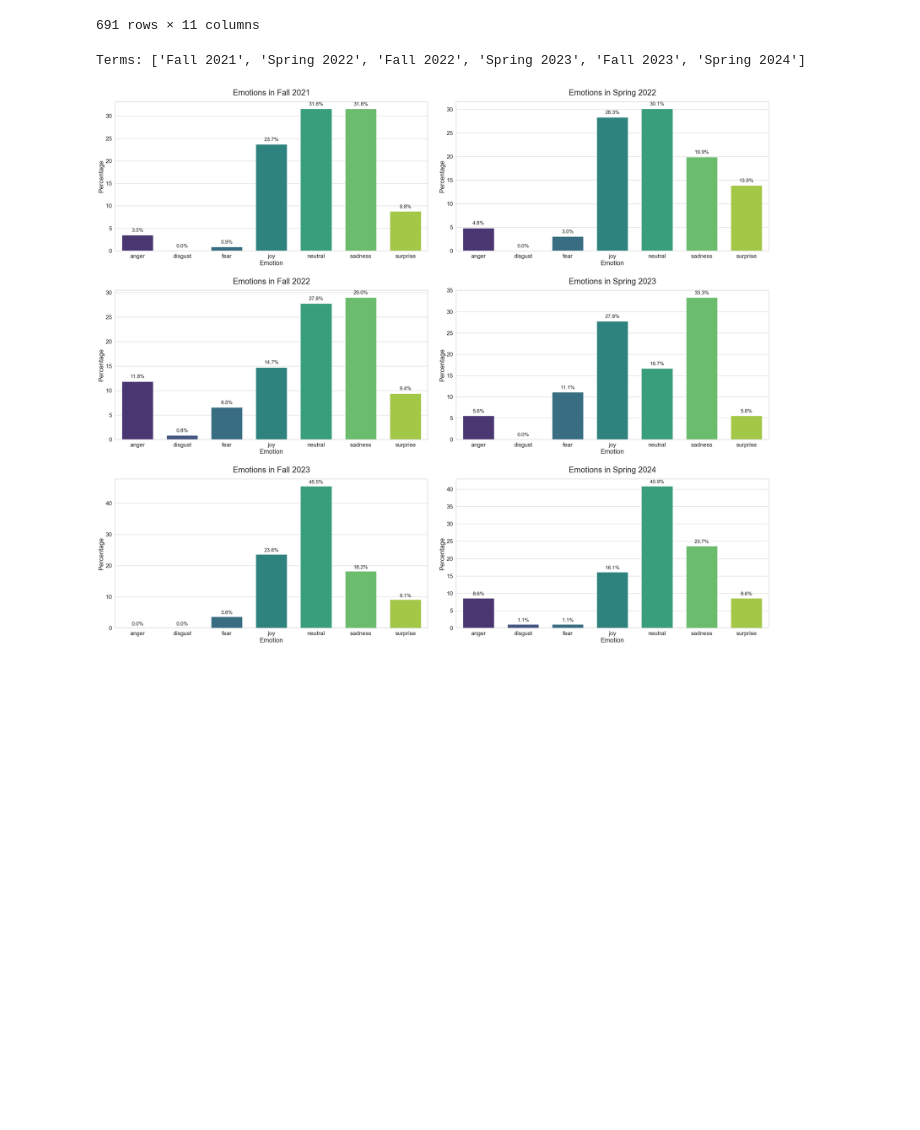
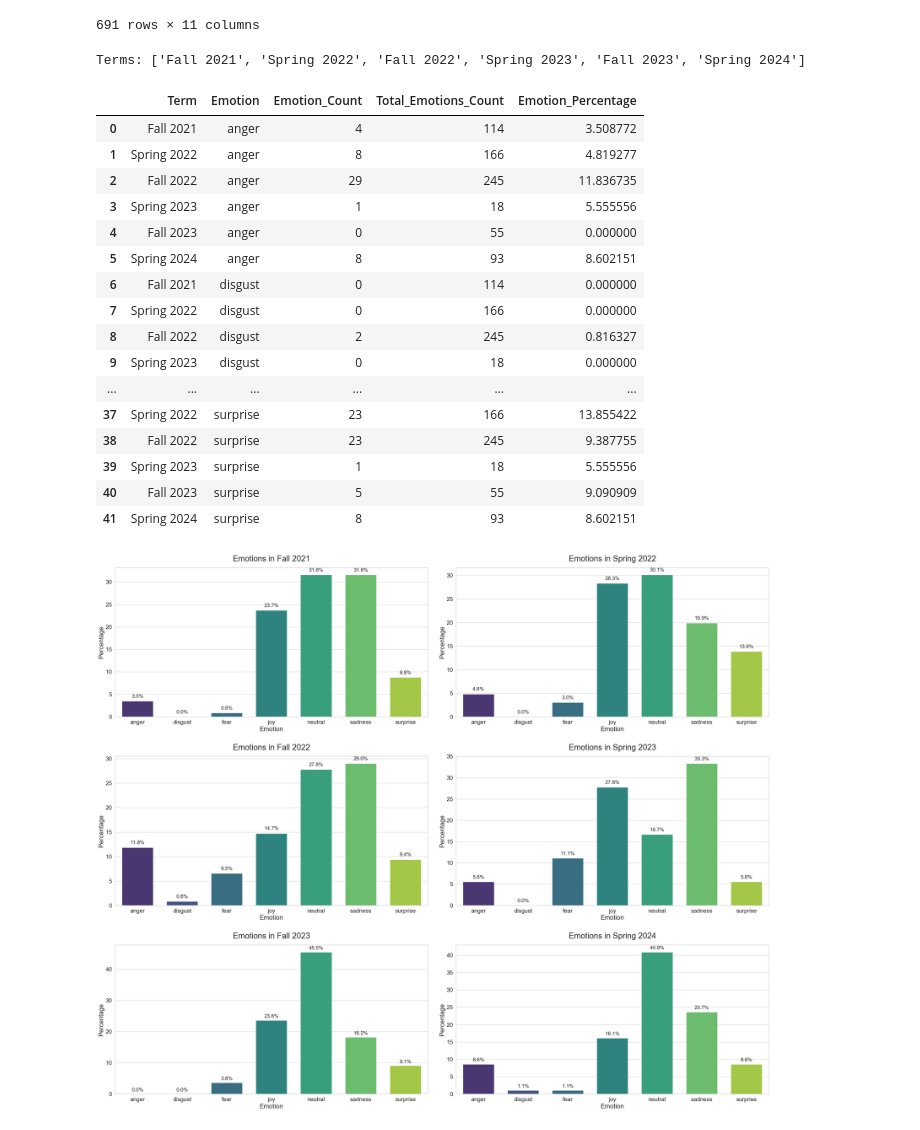
Before and after one commit to JoPuskar/Student-Sentiment-Analysis-, a Jupyter notebook: Student_Emotion_Detection.ipynb, the cells around one changed output. Cells and saved outputs as stored; diff of their text form; code cells hidden in the pictures; blank space fills up the shorter version.

```diff
--- a/Student_Emotion_Detection.ipynb
+++ b/Student_Emotion_Detection.ipynb
@@ -475,7 +477,7 @@ for emotion in emotions_to_plot:
         all_emotions_each_term.append({"Term": term, "Emotion": emotion, "Emotion_Count":emotion_counts,"Total_Emotions_Count":total_emotion_counts, "Emotion_Percentage": emotion_percentage})
 
 all_emotions_each_term = pd.DataFrame(all_emotions_each_term)
-#display(all_emotions_each_term)
+display(all_emotions_each_term)
 
 # draw barplot of each term in terms for emotions
 
@@ -485,32 +487,49 @@ plt.figure(figsize=(30, 25))
 for idx, term in enumerate(terms):
 
   plt.subplot(3, 2, idx + 1)
   term_data = all_emotions_each_term[all_emotions_each_term["Term"] == term]
 
   ax = sns.barplot(y="Emotion_Percentage", x="Emotion", data=term_data, palette="viridis", hue='Emotion', width=0.7)
 
     # Add percentage labels on top of each bar
   for p in ax.patches:
     height = p.get_height()
     ax.text(
         p.get_x() + p.get_width() / 2.,  # x-position (center of the bar)
         height + 0.5,                     # y-position (slightly above the bar)
         f'{height:.1f}%',                 # Text to display (formatted to 1 decimal place)
         ha='center',                      # Horizontal alignment: center
         va='bottom',                      # Vertical alignment: bottom
         fontsize=16
     )
 
   plt.title(f"Emotions in {term}", fontsize=25, pad=20)
   plt.xlabel("Emotion", fontsize=20)
   plt.ylabel("Percentage", fontsize=20)
 
   plt.xticks(fontsize=18)
   plt.yticks(fontsize=18)
 
 plt.tight_layout(pad=3.0)
 plt.show()
 # %% [output]
 Terms: ['Fall 2021', 'Spring 2022', 'Fall 2022', 'Spring 2023', 'Fall 2023', 'Spring 2024']
+|  | Term | Emotion | Emotion_Count | Total_Emotions_Count | Emotion_Percentage |
+| 0 | Fall 2021 | anger | 4 | 114 | 3.508772 |
+| 1 | Spring 2022 | anger | 8 | 166 | 4.819277 |
+| 2 | Fall 2022 | anger | 29 | 245 | 11.836735 |
+| 3 | Spring 2023 | anger | 1 | 18 | 5.555556 |
+| 4 | Fall 2023 | anger | 0 | 55 | 0.000000 |
+| 5 | Spring 2024 | anger | 8 | 93 | 8.602151 |
+| 6 | Fall 2021 | disgust | 0 | 114 | 0.000000 |
+| 7 | Spring 2022 | disgust | 0 | 166 | 0.000000 |
+| 8 | Fall 2022 | disgust | 2 | 245 | 0.816327 |
+| 9 | Spring 2023 | disgust | 0 | 18 | 0.000000 |
+| ... | ... | ... | ... | ... | ... |
+| 37 | Spring 2022 | surprise | 23 | 166 | 13.855422 |
+| 38 | Fall 2022 | surprise | 23 | 245 | 9.387755 |
+| 39 | Spring 2023 | surprise | 1 | 18 | 5.555556 |
+| 40 | Fall 2023 | surprise | 5 | 55 | 9.090909 |
+| 41 | Spring 2024 | surprise | 8 | 93 | 8.602151 |
 [figure]
 # %%
```
Also changed, not shown: parts of 7 cells of this notebook, 3 other files.
